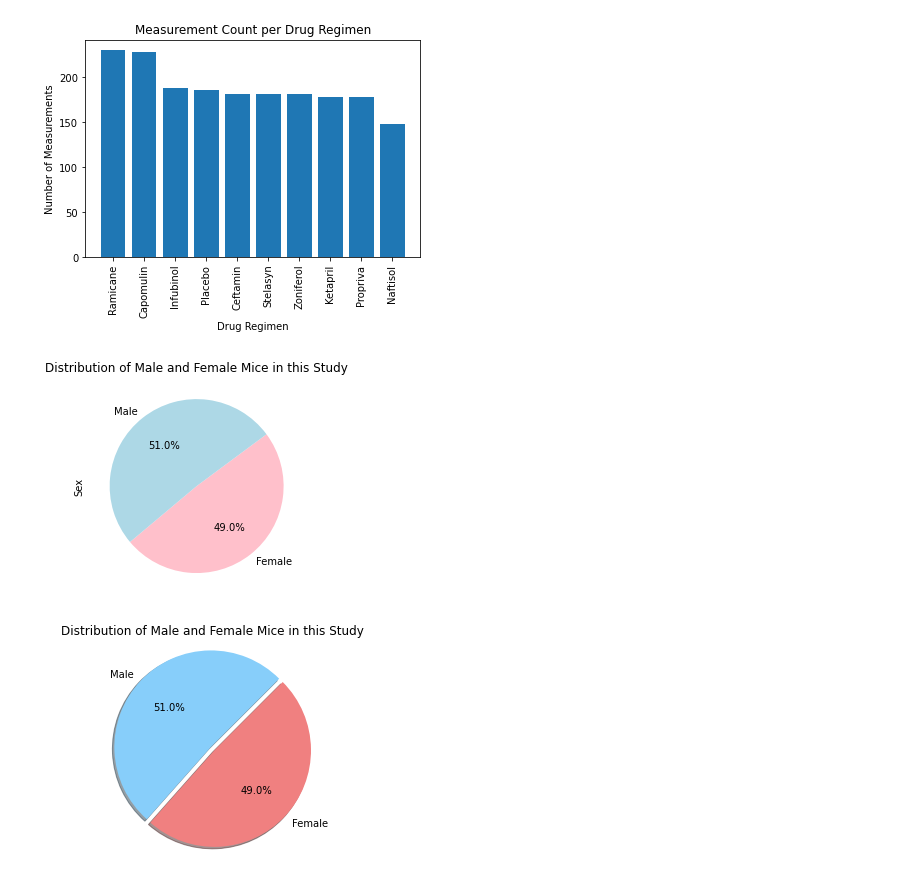
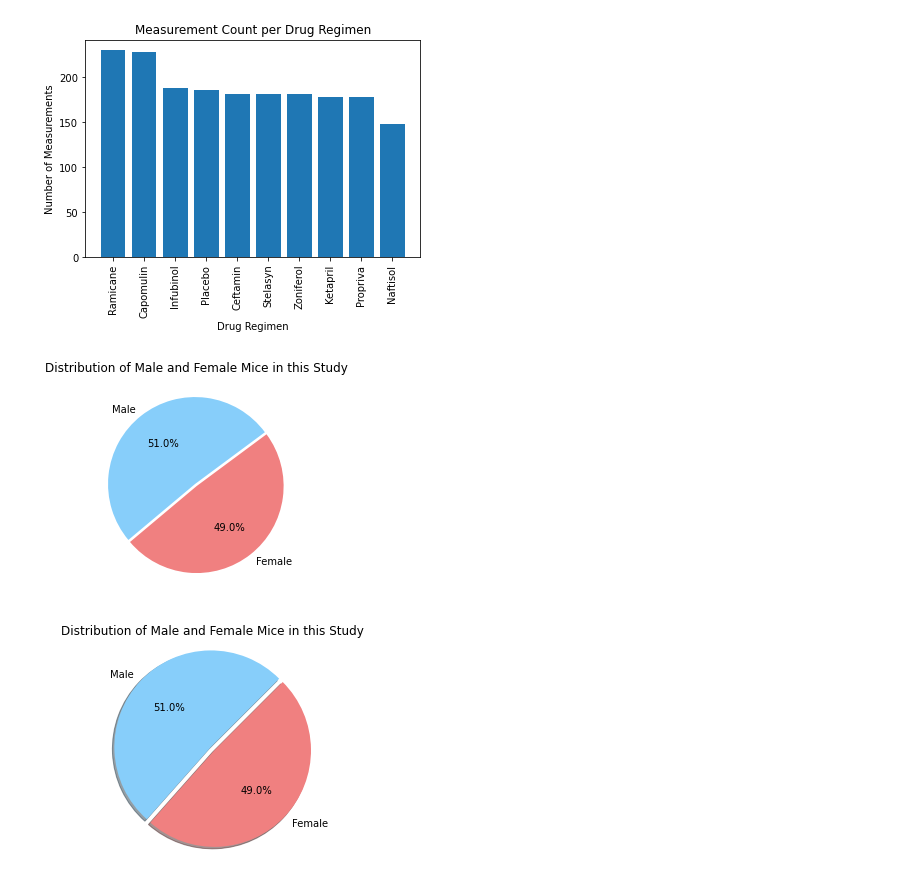
Before and after one commit to MaryColasanto/Pymaceuticals, a Jupyter notebook: pymaceuticals_starter.ipynb, the cells around one changed output. Cells and saved outputs as stored; diff of their text form; code cells hidden in the pictures.

```diff
--- a/pymaceuticals_starter.ipynb
+++ b/pymaceuticals_starter.ipynb
@@ -136,13 +147,15 @@ plt.show()
 # %%
 # Generate a pie plot showing the distribution of female versus male mice using pandas
 gender_df = mousedata_clean.groupby("Sex")
 gender_count = gender_df["Sex"].count()
 
 gender_piechart = gender_count.plot(kind="pie", title="Distribution of Male and Female Mice in this Study",
-                                    autopct = "%.1f%%", colors = ['pink', 'lightblue'], startangle=220,
-                                    use_index=False)
+                                    autopct = "%.1f%%", colors = ['lightcoral', 'lightskyblue'], startangle=220,
+                                    use_index=False, explode=[0,0.03])
+gender_piechart.set_ylabel('')
+plt.show()
 # %% [output]
-[figure, old version]
+[figure, new version]
 # %%
 # Generate a pie plot showing the distribution of female versus male mice using pyplot
 mouse_gender = mousedata_clean["Sex"].value_counts()
```
Also changed, not shown: parts of 5 cells of this notebook.
